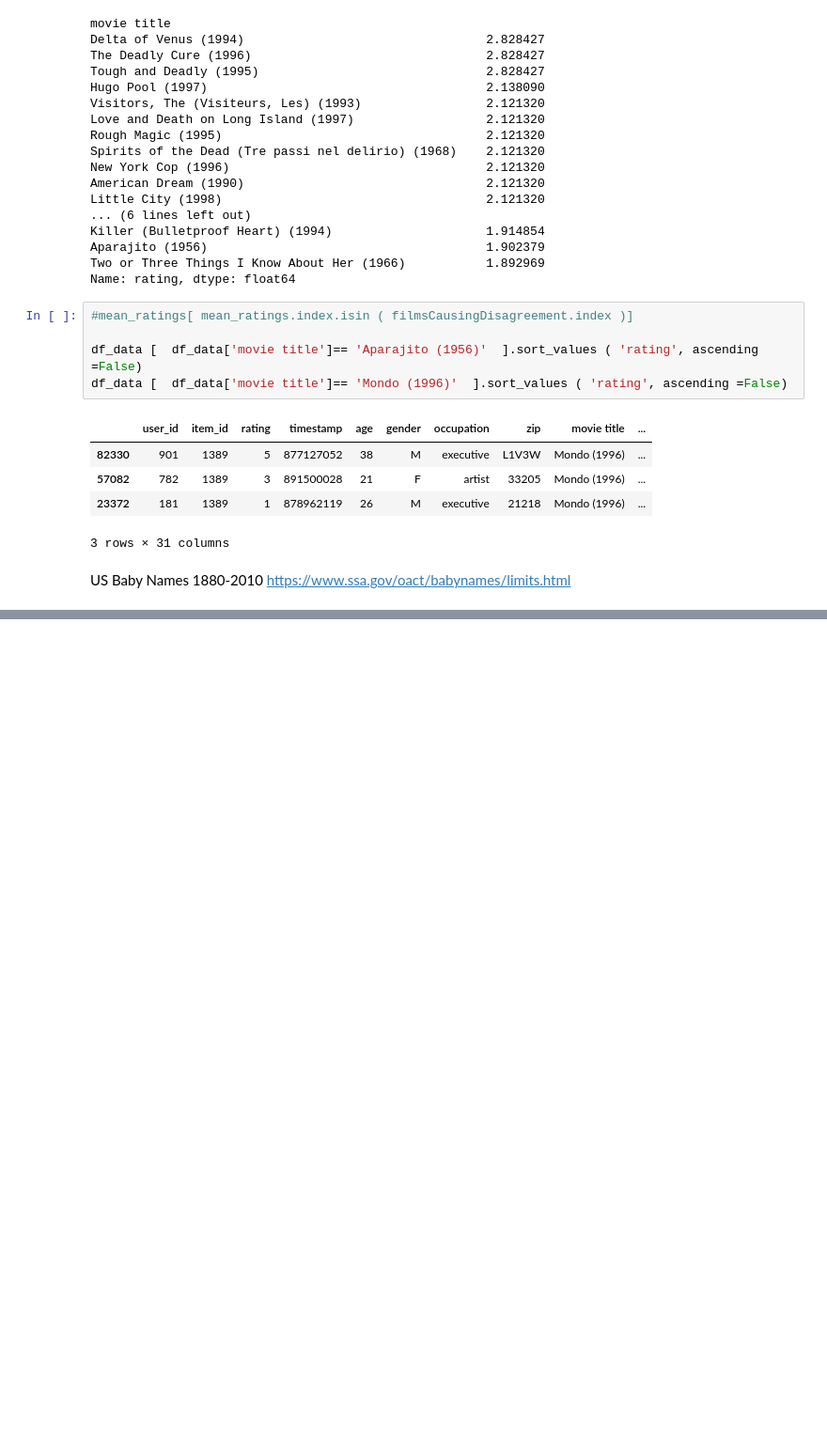
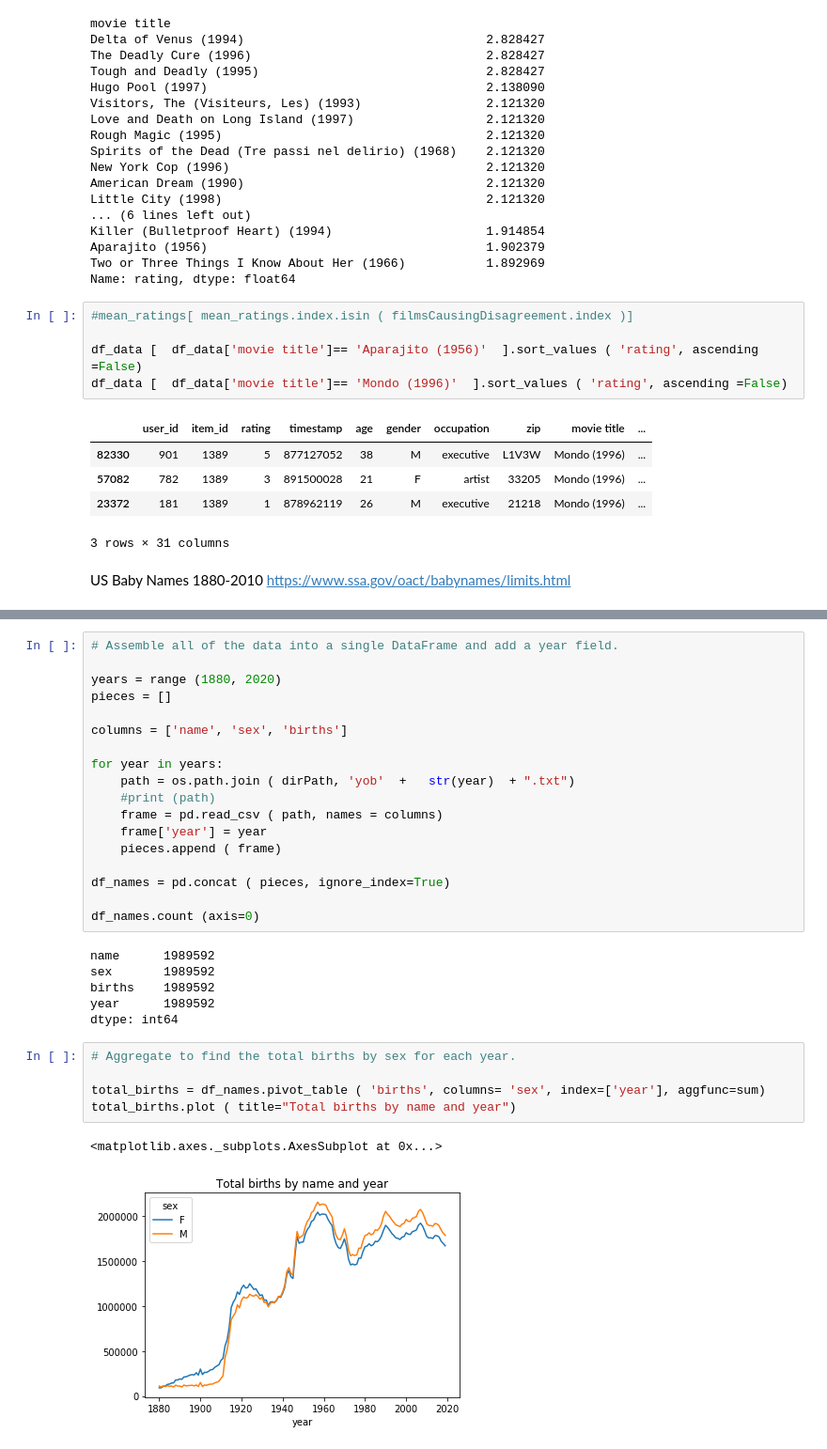
Before and after one commit to steed360/PythonRelearning, a Jupyter notebook: Chapter2.ipynb, the cells around one changed output, grey strips where cells are left out. Shown: that part at 94% size. Saved outputs shown, nothing was run; the diff lists cells and outputs as text; blank space fills up the shorter version.

```diff
--- a/Chapter2.ipynb
+++ b/Chapter2.ipynb
@@ -439,0 +451,32 @@ https://www.ssa.gov/oact/babynames/limits.html
+# %%
+# Assemble all of the data into a single DataFrame and add a year field.
+
+years = range (1880, 2020)
+pieces = []
+
+columns = ['name', 'sex', 'births']
+
+for year in years:
+    path = os.path.join ( dirPath, 'yob'  +   str(year)  + ".txt")
+    #print (path)
+    frame = pd.read_csv ( path, names = columns)
+    frame['year'] = year
+    pieces.append ( frame)
+
+df_names = pd.concat ( pieces, ignore_index=True)
+
+df_names.count (axis=0)
+# %% [output]
+name      1989592
+sex       1989592
+births    1989592
+year      1989592
+dtype: int64
+# %%
+# Aggregate to find the total births by sex for each year.
+
+total_births = df_names.pivot_table ( 'births', columns= 'sex', index=['year'], aggfunc=sum)
+total_births.plot ( title="Total births by name and year")
+# %% [output]
+<matplotlib.axes._subplots.AxesSubplot at 0x...>
+[figure, added]
```
Also changed, not shown: parts of 6 cells of this notebook.
